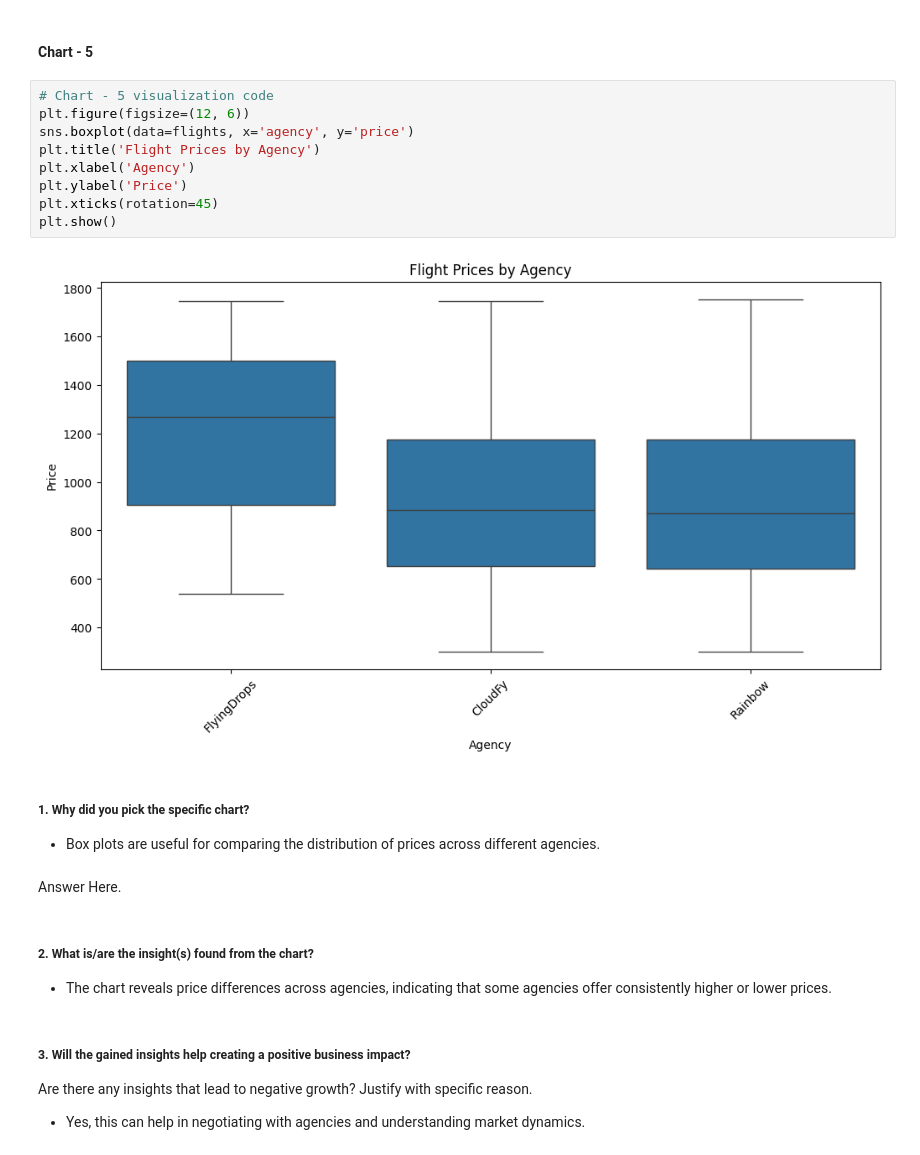
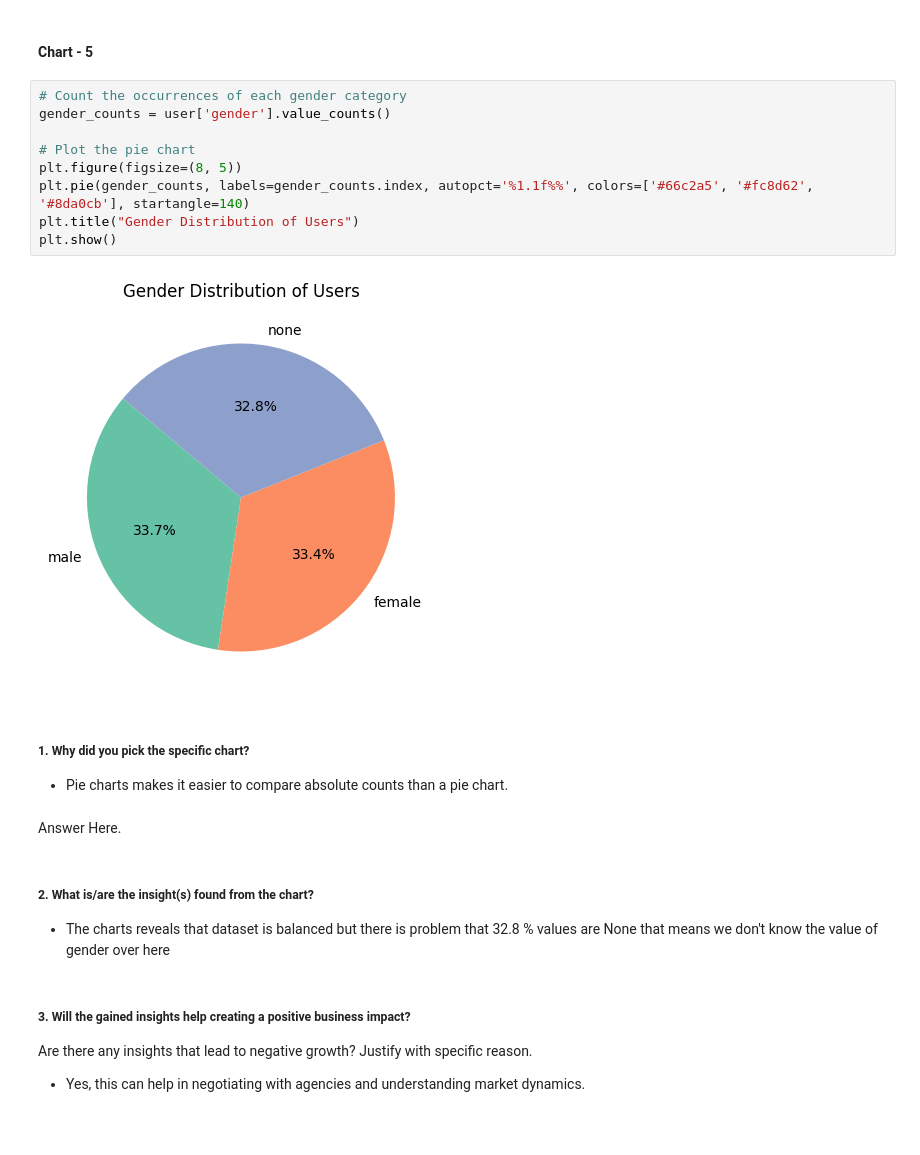
Before and after one commit to KolekarPramod/Voyage-Analytics, a Jupyter notebook: Voyage_Analytics_Integrating_MLOps_for_Predictive_and_Recommender_Systems_in_Travel.ipynb, the cells around one changed output. Drawn from its saved outputs; the diff is of its cells as text; blank space fills up the shorter version.

Commit message:
added the charts

```diff
--- a/Voyage_Analytics_Integrating_MLOps_for_Predictive_and_Recommender_Systems_in_Travel.ipynb
+++ b/Voyage_Analytics_Integrating_MLOps_for_Predictive_and_Recommender_Systems_in_Travel.ipynb
@@ -497,27 +513,27 @@ Are there any insights that lead to negative growth? Justify with specific reaso
 * Yes, understanding agency activity can help in strategic partnerships and market positioning.
 # %% [markdown]
 #### Chart - 5
-# %%
-# Chart - 5 visualization code
-plt.figure(figsize=(12, 6))
-sns.boxplot(data=flights, x='agency', y='price')
-plt.title('Flight Prices by Agency')
-plt.xlabel('Agency')
-plt.ylabel('Price')
-plt.xticks(rotation=45)
-plt.show()
-# %% [output]
-[figure, removed]
-# %% [markdown]
-##### 1. Why did you pick the specific chart?
-
-* Box plots are useful for comparing the distribution of prices across different agencies.
+# %%
+# Count the occurrences of each gender category
+gender_counts = user['gender'].value_counts()
+
+# Plot the pie chart
+plt.figure(figsize=(8, 5))
+plt.pie(gender_counts, labels=gender_counts.index, autopct='%1.1f%%', colors=['#66c2a5', '#fc8d62', '#8da0cb'], startangle=140)
+plt.title("Gender Distribution of Users")
+plt.show()
+# %% [output]
+[figure, added]
+# %% [markdown]
+##### 1. Why did you pick the specific chart?
+
+* Pie charts makes it easier to compare absolute counts than a pie chart.
 # %% [markdown]
 Answer Here.
-# %% [markdown]
-##### 2. What is/are the insight(s) found from the chart?
-
-* The chart reveals price differences across agencies, indicating that some agencies offer consistently higher or lower prices.
+# %% [markdown]
+##### 2. What is/are the insight(s) found from the chart?
+
+* The charts reveals that dataset is balanced but there is problem that 32.8 % values are None that means we don't know the value of gender over here
 # %% [markdown]
 ##### 3. Will the gained insights help creating a positive business impact?
 Are there any insights that lead to negative growth? Justify with specific reason.
```
Also changed, not shown: parts of 73 cells of this notebook.
